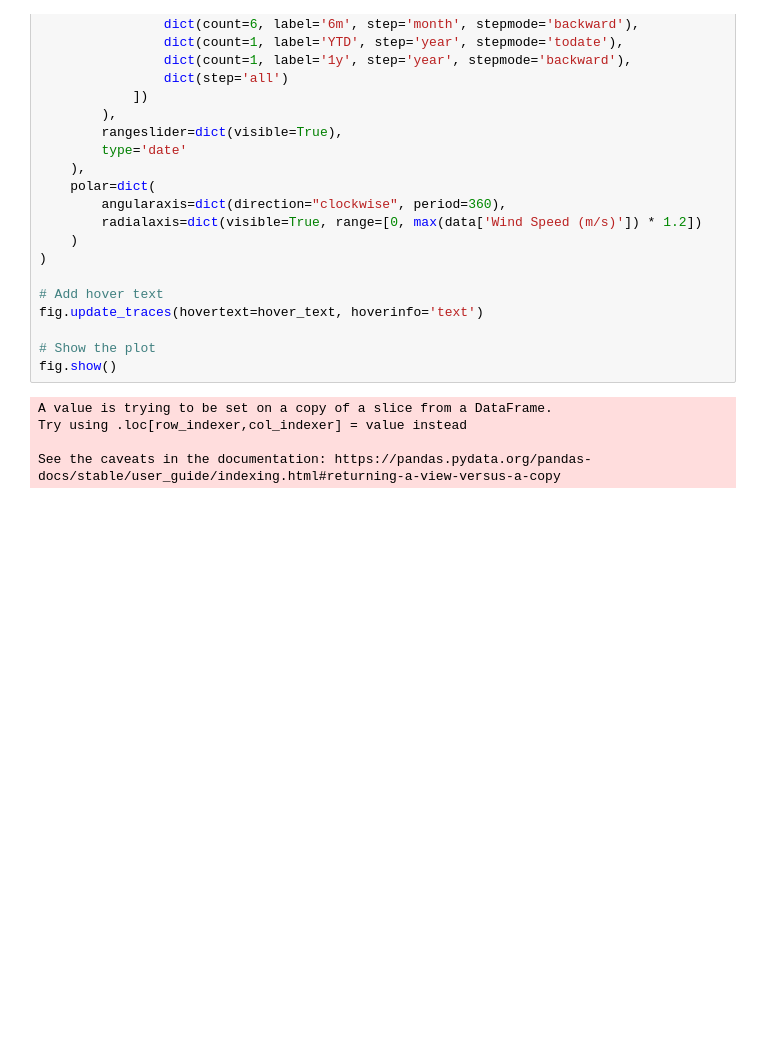
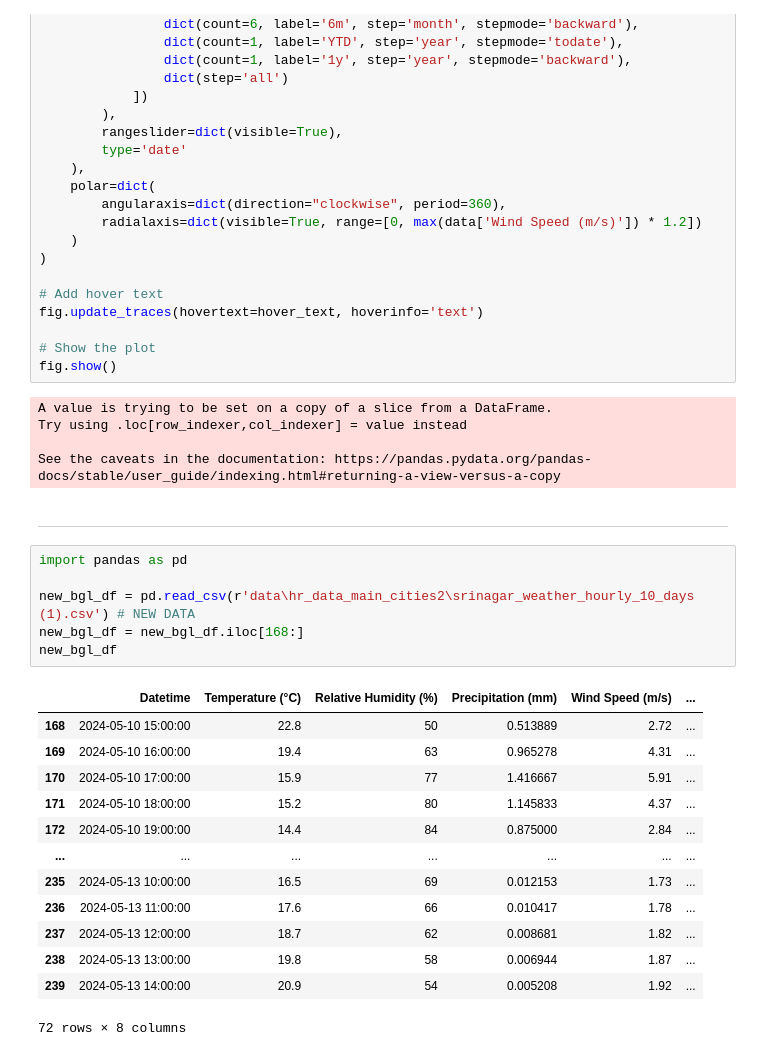
Before and after one commit to Rishit605/MetP, a Jupyter notebook: ETL.ipynb, the cells around one changed output. Saved outputs shown, nothing was run; the diff lists cells and outputs as text; blank space fills up the shorter version.

```diff
--- a/ETL.ipynb
+++ b/ETL.ipynb
@@ -1778,3 +1404,25 @@ A value is trying to be set on a copy of a slice from a DataFrame.
 Try using .loc[row_indexer,col_indexer] = value instead
 
 See the caveats in the documentation: https://pandas.pydata.org/pandas-docs/stable/user_guide/indexing.html#returning-a-view-versus-a-copy
+# %% [markdown]
+---
+# %%
+import pandas as pd
+
+new_bgl_df = pd.read_csv(r'data\hr_data_main_cities2\srinagar_weather_hourly_10_days (1).csv') # NEW DATA
+new_bgl_df = new_bgl_df.iloc[168:]
+new_bgl_df
+# %% [output]
+|  | Datetime | Temperature (°C) | Relative Humidity (%) | Precipitation (mm) | Wind Speed (m/s) | ... |
+| 168 | 2024-05-10 15:00:00 | 22.8 | 50 | 0.513889 | 2.72 | ... |
+| 169 | 2024-05-10 16:00:00 | 19.4 | 63 | 0.965278 | 4.31 | ... |
+| 170 | 2024-05-10 17:00:00 | 15.9 | 77 | 1.416667 | 5.91 | ... |
+| 171 | 2024-05-10 18:00:00 | 15.2 | 80 | 1.145833 | 4.37 | ... |
+| 172 | 2024-05-10 19:00:00 | 14.4 | 84 | 0.875000 | 2.84 | ... |
+| ... | ... | ... | ... | ... | ... | ... |
+| 235 | 2024-05-13 10:00:00 | 16.5 | 69 | 0.012153 | 1.73 | ... |
+| 236 | 2024-05-13 11:00:00 | 17.6 | 66 | 0.010417 | 1.78 | ... |
+| 237 | 2024-05-13 12:00:00 | 18.7 | 62 | 0.008681 | 1.82 | ... |
+| 238 | 2024-05-13 13:00:00 | 19.8 | 58 | 0.006944 | 1.87 | ... |
+| 239 | 2024-05-13 14:00:00 | 20.9 | 54 | 0.005208 | 1.92 | ... |
+72 rows × 8 columns
```
Also changed, not shown: parts of 25 cells of this notebook.
